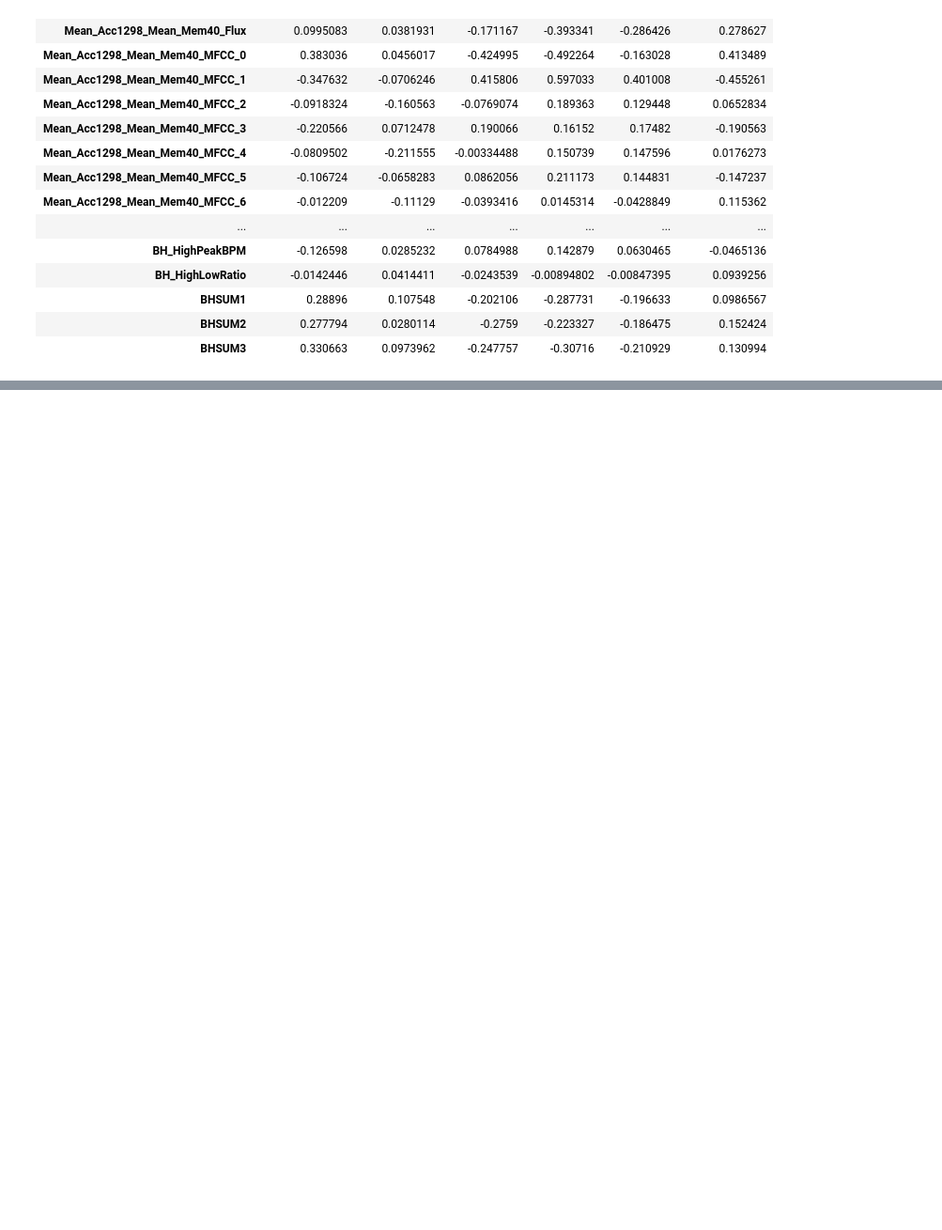
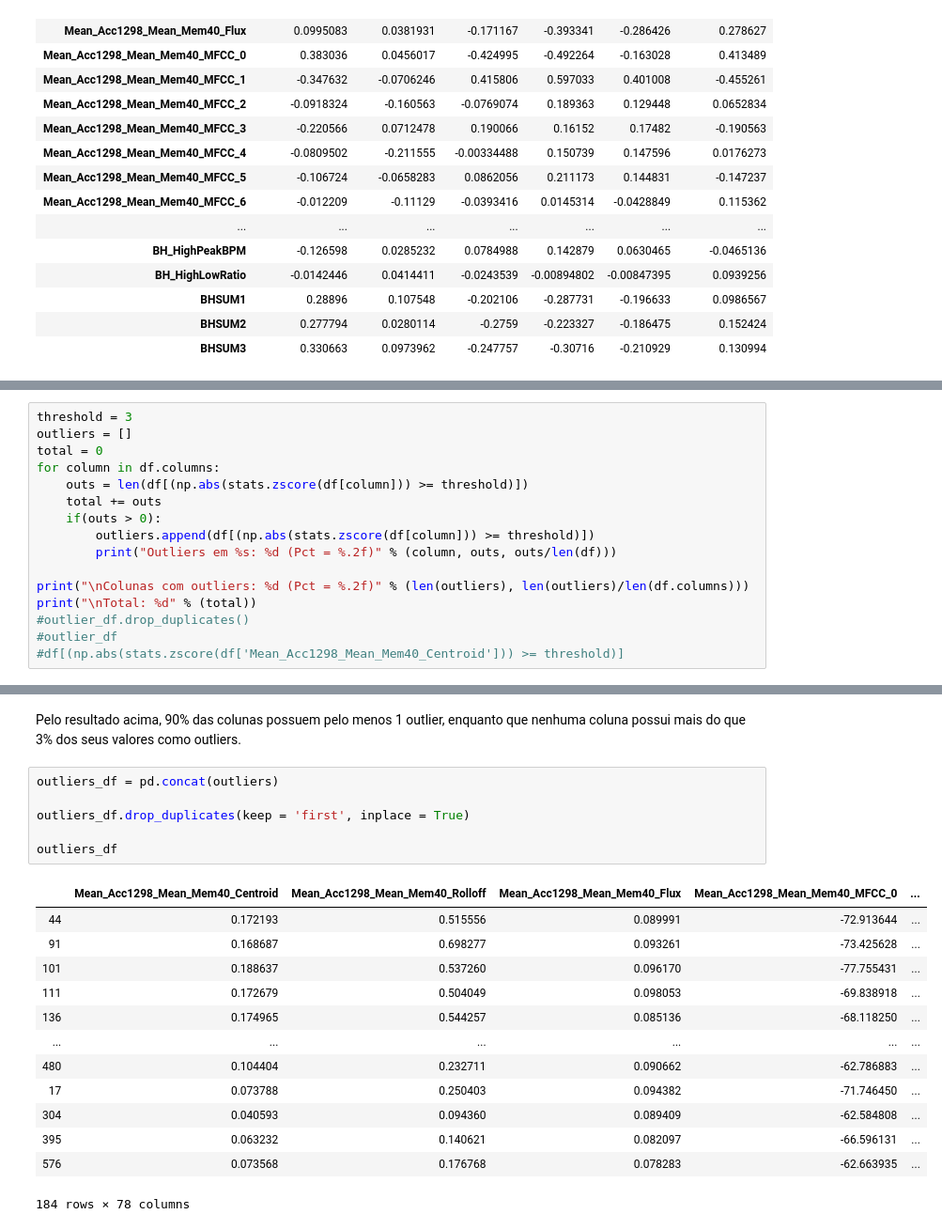
Before and after one commit to DefinitelyNotACactus/AI, a Jupyter notebook: Classification/Q1 - Classification.ipynb, the cells around one changed output, grey strips where cells are left out. Shown at 94% size. Cells and saved outputs as stored; diff of their text form; blank space fills up the shorter version.

```diff
--- a/Classification/Q1 - Classification.ipynb
+++ b/Classification/Q1 - Classification.ipynb
@@ -145,0 +199,16 @@ Pela matriz acima, é possível perceber que muitos dos atributos possuem uma co
+# %%
+threshold = 3
+outliers = []
+total = 0
+for column in df.columns:
+    outs = len(df[(np.abs(stats.zscore(df[column])) >= threshold)])
+    total += outs
+    if(outs > 0):
+        outliers.append(df[(np.abs(stats.zscore(df[column])) >= threshold)])
+        print("Outliers em %s: %d (Pct = %.2f)" % (column, outs, outs/len(df)))
+
+print("\nColunas com outliers: %d (Pct = %.2f)" % (len(outliers), len(outliers)/len(df.columns)))
+print("\nTotal: %d" % (total))
+#outlier_df.drop_duplicates()
+#outlier_df
+#df[(np.abs(stats.zscore(df['Mean_Acc1298_Mean_Mem40_Centroid'])) >= threshold)]
@@ -145,0 +233,22 @@ Pela matriz acima, é possível perceber que muitos dos atributos possuem uma co
+# %% [markdown]
+Pelo resultado acima, 90% das colunas possuem pelo menos 1 outlier, enquanto que nenhuma coluna possui mais do que 3% dos seus valores como outliers.
+# %%
+outliers_df = pd.concat(outliers)
+
+outliers_df.drop_duplicates(keep = 'first', inplace = True)
+
+outliers_df
+# %% [output]
+|  | Mean_Acc1298_Mean_Mem40_Centroid | Mean_Acc1298_Mean_Mem40_Rolloff | Mean_Acc1298_Mean_Mem40_Flux | Mean_Acc1298_Mean_Mem40_MFCC_0 | ... |
+| 44 | 0.172193 | 0.515556 | 0.089991 | -72.913644 | ... |
+| 91 | 0.168687 | 0.698277 | 0.093261 | -73.425628 | ... |
+| 101 | 0.188637 | 0.537260 | 0.096170 | -77.755431 | ... |
+| 111 | 0.172679 | 0.504049 | 0.098053 | -69.838918 | ... |
+| 136 | 0.174965 | 0.544257 | 0.085136 | -68.118250 | ... |
+| ... | ... | ... | ... | ... | ... |
+| 480 | 0.104404 | 0.232711 | 0.090662 | -62.786883 | ... |
+| 17 | 0.073788 | 0.250403 | 0.094382 | -71.746450 | ... |
+| 304 | 0.040593 | 0.094360 | 0.089409 | -62.584808 | ... |
+| 395 | 0.063232 | 0.140621 | 0.082097 | -66.596131 | ... |
+| 576 | 0.073568 | 0.176768 | 0.078283 | -62.663935 | ... |
+184 rows × 78 columns
```
Also changed, not shown: parts of 33 cells of this notebook.
